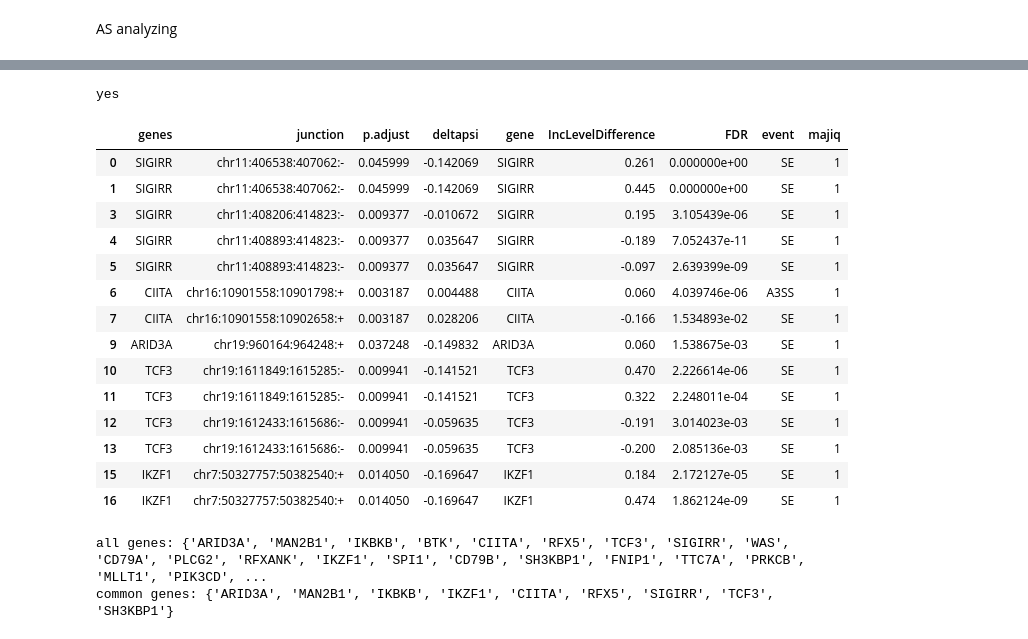
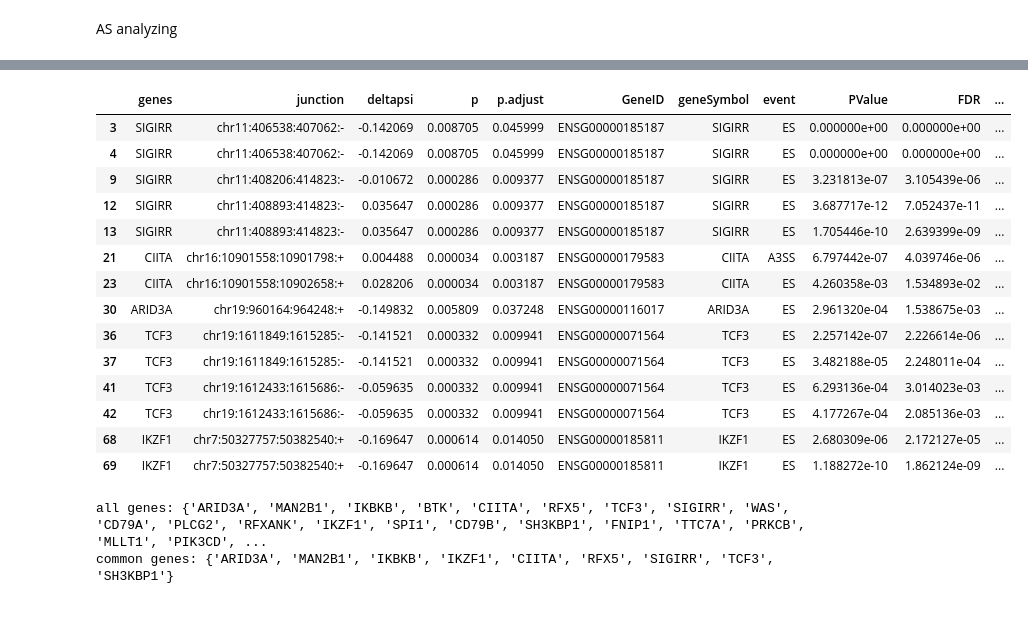
Before and after one commit to rachelcw/rare_disease, a Jupyter notebook: rare_disease.ipynb, the cells around one changed output, grey strips where cells are left out. Cells and saved outputs as stored; diff of their text form; code cells hidden in the pictures.

Commit message:
add and edit merge results

```diff
--- a/rare_disease.ipynb
+++ b/rare_disease.ipynb
@@ -101,5 +103,5 @@ a5ss_df['event']="A5SS"
 se_file = f"/home/ls/rachelcw/projects/rare_disease/data/{family}/SE.MATS.JC.txt"
 se_df = pd.read_csv(se_file, sep='\t')
 se_df['junction']=[f'{row["chr"]}:{row["upstreamEE"]}:{row["downstreamES"]+1}:{row["strand"]}' for index, row in se_df.iterrows() ]
-se_df['event']="SE"
+se_df['event']="ES"
 # %%
@@ -160,8 +161,8 @@ lc_merged_df=lc_effect.merge(lc_cluster, on=["chr","cluster","strand"], how="out
 # %%
 lc_results=lc_merged_df[['genes','junction','deltapsi','p','p.adjust']]
 # %%
-lc_results_sig=lc_merged_df[lc_merged_df['p.adjust'] < 0.05]
-lc_results_focus_gene = lc_merged_df[lc_merged_df['genes'].isin(list_of_genes)]
+lc_results_sig=lc_results[lc_merged_df['p.adjust'] < 0.05]
+lc_results_focus_gene = lc_results[lc_merged_df['genes'].isin(list_of_genes)]
 # %%
 lc_results_sig_focus_gene = lc_results_sig[lc_results_sig['genes'].isin(list_of_genes)]
 rmats_results_sig_focus_gene = rmats_results_sig[rmats_results_sig['geneSymbol'].isin(list_of_genes)]
@@ -193,7 +174,0 @@ common_junctions = pd.merge(lc_sig_results, rmats_sig_results, on='junction', ho
-# %%
-for junction in majiq_df.loc["TCF3"==majiq_df["gene_name"]]["Junctions coords"]:
-    junction_list=junction.split(";")
-    if "1644285-1646355" in junction_list:
-        print("yes")
-# %% [output]
-yes
@@ -200,31 +177,31 @@ yes
 # %%
-common_junctions["majiq"]=0
-for index, row in common_junctions.iterrows():
-    junc_coords = f"{row["junction"].split(":")[1]}-{row["junction"].split(":")[2]}"
-    for junction in majiq_df.loc[row["gene"]==majiq_df["gene_name"]]["Junctions coords"]:
+all_results_sig_focus_gene["majiq"]=0
+for index, row in all_results_sig_focus_gene.dropna(axis=0).iterrows():
+    junc_coords = f'{row["junction"].split(":")[1]}-{row["junction"].split(":")[2]}'
+    for junction in majiq_df.loc[row["genes"]==majiq_df["gene_name"]]["Junctions coords"]:
         junction_list=junction.split(";")
         if junc_coords in junction_list:
-            common_junctions.loc[index, "majiq"]=1
+            all_results_sig_focus_gene.loc[index, "majiq"]=1
 
 # common_junctions["majiq"]= [1 if junc in majiq_df["junction"] else 0 for junc in common_junctions["junction"]]
 # %%
-common_junctions.loc[common_junctions["majiq"]==1]
+all_results_sig_focus_gene.loc[all_results_sig_focus_gene["majiq"]==1]
 # %% [output]
-|  | genes | junction | p.adjust | deltapsi | gene | IncLevelDifference | FDR | event | majiq |
-| 0 | SIGIRR | chr11:406538:407062:- | 0.045999 | -0.142069 | SIGIRR | 0.261 | 0.000000e+00 | SE | 1 |
-| 1 | SIGIRR | chr11:406538:407062:- | 0.045999 | -0.142069 | SIGIRR | 0.445 | 0.000000e+00 | SE | 1 |
-| 3 | SIGIRR | chr11:408206:414823:- | 0.009377 | -0.010672 | SIGIRR | 0.195 | 3.105439e-06 | SE | 1 |
-| 4 | SIGIRR | chr11:408893:414823:- | 0.009377 | 0.035647 | SIGIRR | -0.189 | 7.052437e-11 | SE | 1 |
-| 5 | SIGIRR | chr11:408893:414823:- | 0.009377 | 0.035647 | SIGIRR | -0.097 | 2.639399e-09 | SE | 1 |
-| 6 | CIITA | chr16:10901558:10901798:+ | 0.003187 | 0.004488 | CIITA | 0.060 | 4.039746e-06 | A3SS | 1 |
-| 7 | CIITA | chr16:10901558:10902658:+ | 0.003187 | 0.028206 | CIITA | -0.166 | 1.534893e-02 | SE | 1 |
-| 9 | ARID3A | chr19:960164:964248:+ | 0.037248 | -0.149832 | ARID3A | 0.060 | 1.538675e-03 | SE | 1 |
-| 10 | TCF3 | chr19:1611849:1615285:- | 0.009941 | -0.141521 | TCF3 | 0.470 | 2.226614e-06 | SE | 1 |
-| 11 | TCF3 | chr19:1611849:1615285:- | 0.009941 | -0.141521 | TCF3 | 0.322 | 2.248011e-04 | SE | 1 |
-| 12 | TCF3 | chr19:1612433:1615686:- | 0.009941 | -0.059635 | TCF3 | -0.191 | 3.014023e-03 | SE | 1 |
-| 13 | TCF3 | chr19:1612433:1615686:- | 0.009941 | -0.059635 | TCF3 | -0.200 | 2.085136e-03 | SE | 1 |
-| 15 | IKZF1 | chr7:50327757:50382540:+ | 0.014050 | -0.169647 | IKZF1 | 0.184 | 2.172127e-05 | SE | 1 |
-| 16 | IKZF1 | chr7:50327757:50382540:+ | 0.014050 | -0.169647 | IKZF1 | 0.474 | 1.862124e-09 | SE | 1 |
+|  | genes | junction | deltapsi | p | p.adjust | GeneID | geneSymbol | event | PValue | FDR | ... |
+| 3 | SIGIRR | chr11:406538:407062:- | -0.142069 | 0.008705 | 0.045999 | ENSG00000185187 | SIGIRR | ES | 0.000000e+00 | 0.000000e+00 | ... |
+| 4 | SIGIRR | chr11:406538:407062:- | -0.142069 | 0.008705 | 0.045999 | ENSG00000185187 | SIGIRR | ES | 0.000000e+00 | 0.000000e+00 | ... |
+| 9 | SIGIRR | chr11:408206:414823:- | -0.010672 | 0.000286 | 0.009377 | ENSG00000185187 | SIGIRR | ES | 3.231813e-07 | 3.105439e-06 | ... |
+| 12 | SIGIRR | chr11:408893:414823:- | 0.035647 | 0.000286 | 0.009377 | ENSG00000185187 | SIGIRR | ES | 3.687717e-12 | 7.052437e-11 | ... |
+| 13 | SIGIRR | chr11:408893:414823:- | 0.035647 | 0.000286 | 0.009377 | ENSG00000185187 | SIGIRR | ES | 1.705446e-10 | 2.639399e-09 | ... |
+| 21 | CIITA | chr16:10901558:10901798:+ | 0.004488 | 0.000034 | 0.003187 | ENSG00000179583 | CIITA | A3SS | 6.797442e-07 | 4.039746e-06 | ... |
+| 23 | CIITA | chr16:10901558:10902658:+ | 0.028206 | 0.000034 | 0.003187 | ENSG00000179583 | CIITA | ES | 4.260358e-03 | 1.534893e-02 | ... |
+| 30 | ARID3A | chr19:960164:964248:+ | -0.149832 | 0.005809 | 0.037248 | ENSG00000116017 | ARID3A | ES | 2.961320e-04 | 1.538675e-03 | ... |
+| 36 | TCF3 | chr19:1611849:1615285:- | -0.141521 | 0.000332 | 0.009941 | ENSG00000071564 | TCF3 | ES | 2.257142e-07 | 2.226614e-06 | ... |
+| 37 | TCF3 | chr19:1611849:1615285:- | -0.141521 | 0.000332 | 0.009941 | ENSG00000071564 | TCF3 | ES | 3.482188e-05 | 2.248011e-04 | ... |
+| 41 | TCF3 | chr19:1612433:1615686:- | -0.059635 | 0.000332 | 0.009941 | ENSG00000071564 | TCF3 | ES | 6.293136e-04 | 3.014023e-03 | ... |
+| 42 | TCF3 | chr19:1612433:1615686:- | -0.059635 | 0.000332 | 0.009941 | ENSG00000071564 | TCF3 | ES | 4.177267e-04 | 2.085136e-03 | ... |
+| 68 | IKZF1 | chr7:50327757:50382540:+ | -0.169647 | 0.000614 | 0.014050 | ENSG00000185811 | IKZF1 | ES | 2.680309e-06 | 2.172127e-05 | ... |
+| 69 | IKZF1 | chr7:50327757:50382540:+ | -0.169647 | 0.000614 | 0.014050 | ENSG00000185811 | IKZF1 | ES | 1.188272e-10 | 1.862124e-09 | ... |
 # %%
 # check how and which junction from rmats and lc are the same
 junctions = []
```
Also changed, not shown: parts of 10 cells of this notebook, 1 other file.
